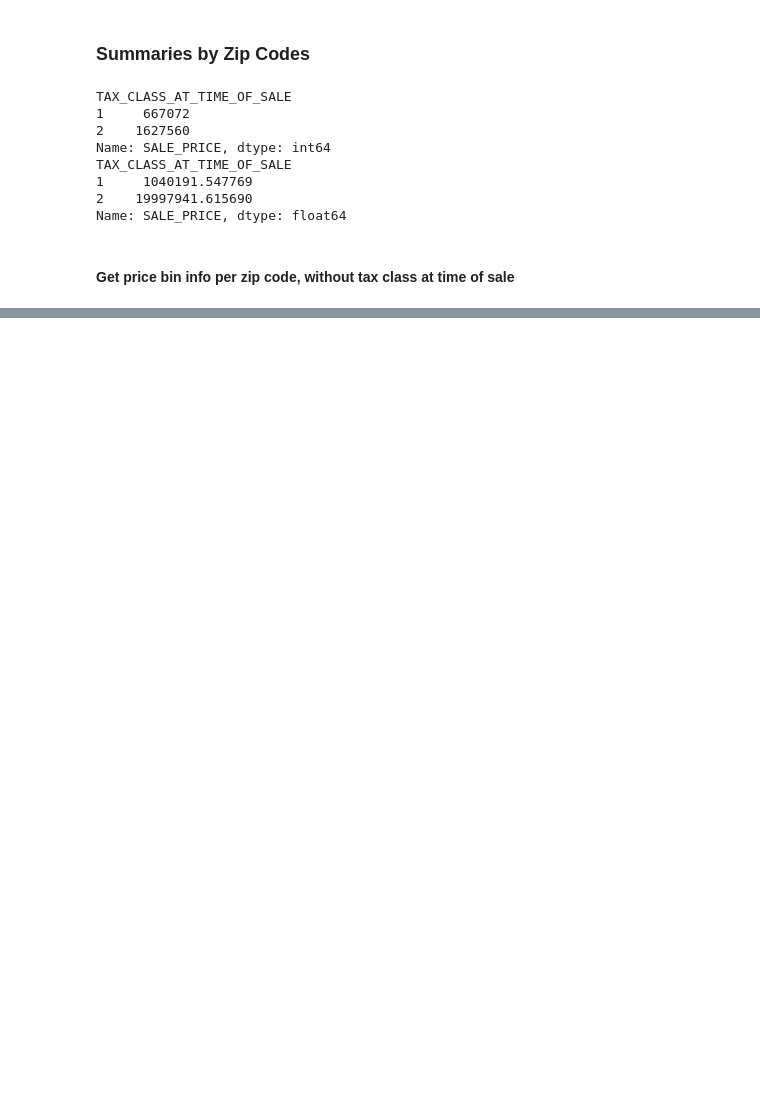
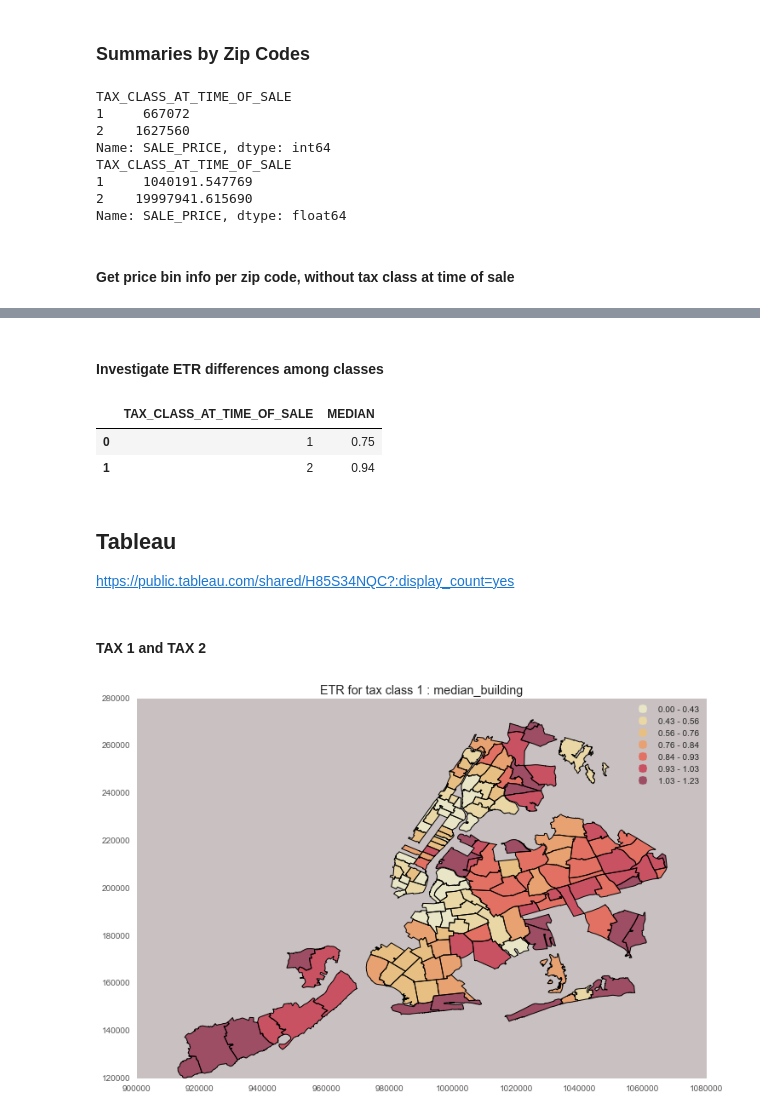
Before and after one commit to mu529/property_tax, a Jupyter notebook: ETR-2014.ipynb, the cells around one changed output, grey strips where cells are left out. Saved outputs shown, nothing was run; the diff lists cells and outputs as text; code cells hidden in the pictures; blank space fills up the shorter version.

```diff
--- a/ETR-2014.ipynb
+++ b/ETR-2014.ipynb
@@ -495,2 +502,4 @@ zip_info = zip_info.merge(zipcodes,on='ZIP_CODE',how='inner')
 # %%
 zip_info.to_csv('zip_info.csv') # For visualization in Tableau
+# %% [markdown]
+#### Investigate ETR differences among classes
@@ -496,0 +509,21 @@ zip_info.to_csv('zip_info.csv') # For visualization in Tableau
+# %%
+tax # Do anova to see whether means are significantly different
+# %% [output]
+|  | TAX_CLASS_AT_TIME_OF_SALE | MEDIAN |
+| 0 | 1 | 0.75 |
+| 1 | 2 | 0.94 |
+# %% [markdown]
+## Tableau
+https://public.tableau.com/shared/H85S34NQC?:display_count=yes
+# %% [markdown]
+#### TAX 1 and TAX 2
+# %%
+tax1 = finale[finale['TAX_CLASS_AT_TIME_OF_SALE']==1]
+# %%
+# Tax class 1
+tax_class_1 = pd.DataFrame({'STD_BUILDING':tax1.groupby('ZIP_CODE',axis=0)['EST_TAX_RATE_ACTUAL'].std(),
+                            'MEAN_BUILDING':tax1.groupby('ZIP_CODE',axis=0)['EST_TAX_RATE_ACTUAL'].mean(),
+                'MEDIAN_BUILDING':tax1.groupby('ZIP_CODE',axis=0)['EST_TAX_RATE_ACTUAL'].median()}).reset_index()
+plot(tax_class_1,'#C9C1C1','ETR for tax class 1','MEDIAN_BUILDING')
+# %% [output]
+[figure, added]
```
Also changed, not shown: parts of 19 cells of this notebook.
